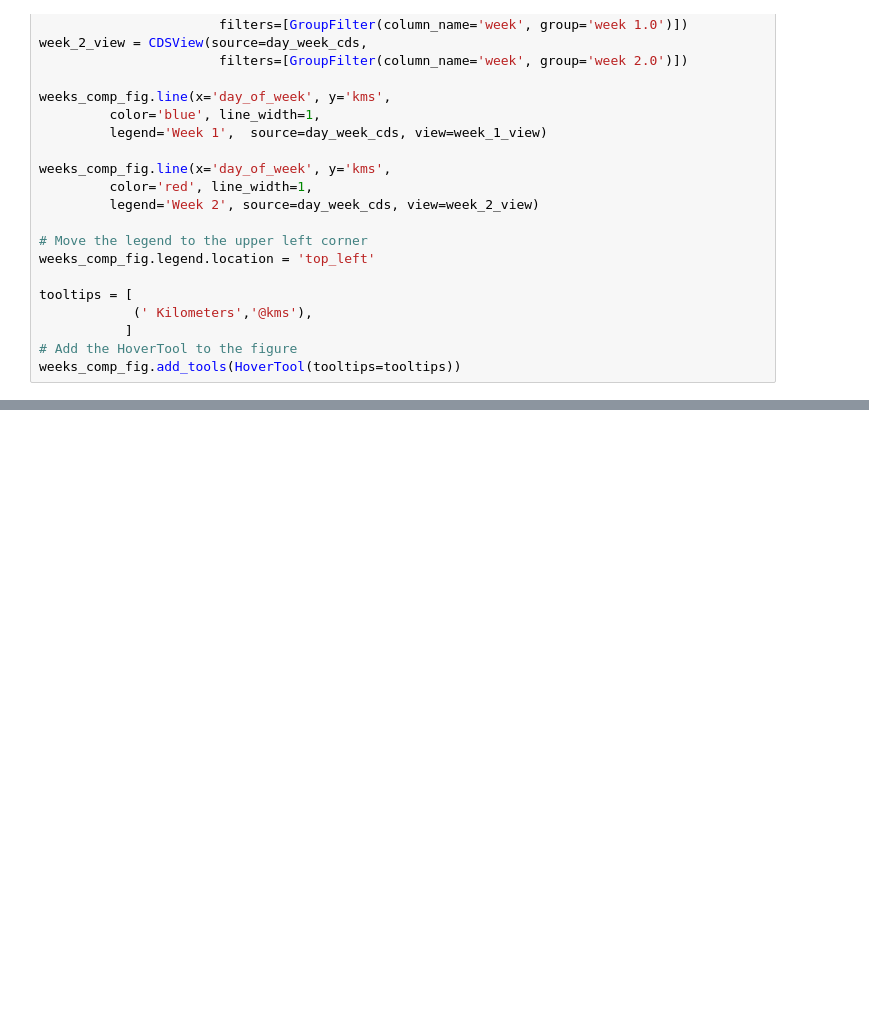
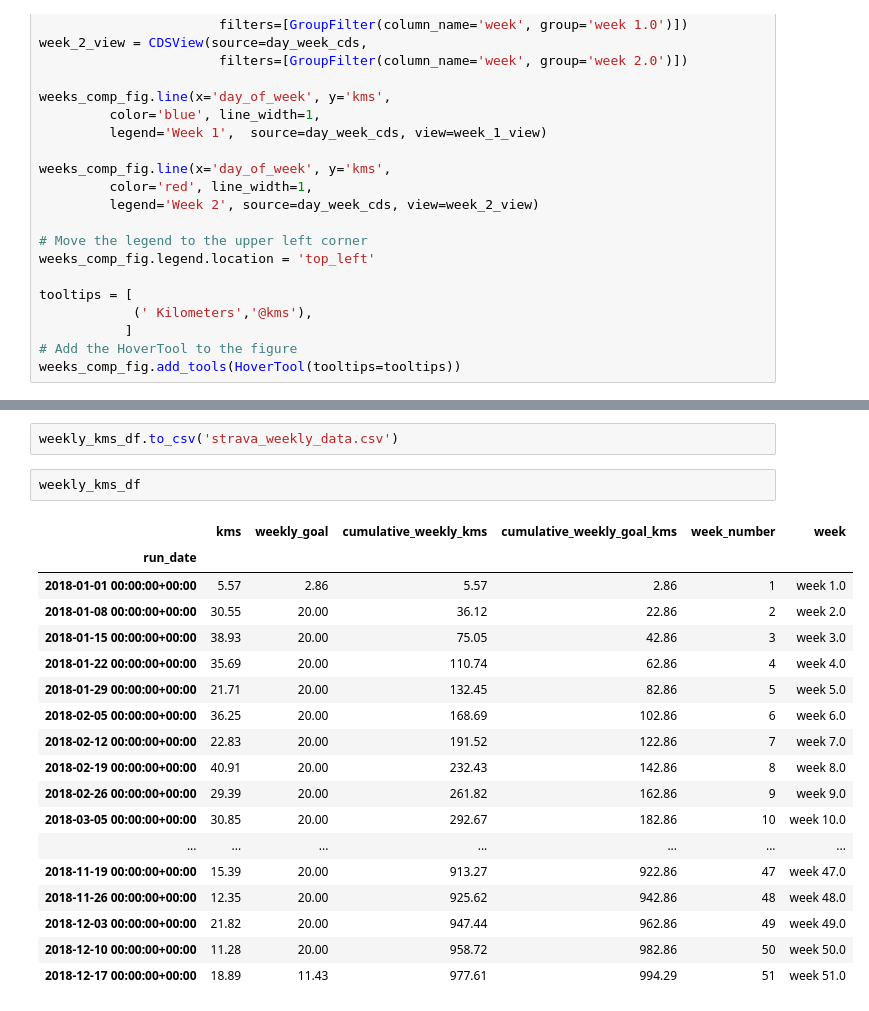
Before and after one commit to johnkbyrne/one-thousand-miles, a Jupyter notebook: 1000_kilometers.ipynb, the cells around one changed output, grey strips where cells are left out. Drawn from its saved outputs; the diff is of its cells as text; blank space fills up the shorter version.

```diff
--- a/1000_kilometers.ipynb
+++ b/1000_kilometers.ipynb
@@ -400,0 +417,23 @@ ERROR:bokeh.core.validation.check:E-1001 (BAD_COLUMN_NAME): Glyph refers to none
+# %%
+weekly_kms_df.to_csv('strava_weekly_data.csv')
+# %%
+weekly_kms_df
+# %% [output]
+|  | kms | weekly_goal | cumulative_weekly_kms | cumulative_weekly_goal_kms | week_number | week |
+| run_date |  |  |  |  |  |  |
+| 2018-01-01 00:00:00+00:00 | 5.57 | 2.86 | 5.57 | 2.86 | 1 | week 1.0 |
+| 2018-01-08 00:00:00+00:00 | 30.55 | 20.00 | 36.12 | 22.86 | 2 | week 2.0 |
+| 2018-01-15 00:00:00+00:00 | 38.93 | 20.00 | 75.05 | 42.86 | 3 | week 3.0 |
+| 2018-01-22 00:00:00+00:00 | 35.69 | 20.00 | 110.74 | 62.86 | 4 | week 4.0 |
+| 2018-01-29 00:00:00+00:00 | 21.71 | 20.00 | 132.45 | 82.86 | 5 | week 5.0 |
+| 2018-02-05 00:00:00+00:00 | 36.25 | 20.00 | 168.69 | 102.86 | 6 | week 6.0 |
+| 2018-02-12 00:00:00+00:00 | 22.83 | 20.00 | 191.52 | 122.86 | 7 | week 7.0 |
+| 2018-02-19 00:00:00+00:00 | 40.91 | 20.00 | 232.43 | 142.86 | 8 | week 8.0 |
+| 2018-02-26 00:00:00+00:00 | 29.39 | 20.00 | 261.82 | 162.86 | 9 | week 9.0 |
+| 2018-03-05 00:00:00+00:00 | 30.85 | 20.00 | 292.67 | 182.86 | 10 | week 10.0 |
+| ... | ... | ... | ... | ... | ... | ... |
+| 2018-11-19 00:00:00+00:00 | 15.39 | 20.00 | 913.27 | 922.86 | 47 | week 47.0 |
+| 2018-11-26 00:00:00+00:00 | 12.35 | 20.00 | 925.62 | 942.86 | 48 | week 48.0 |
+| 2018-12-03 00:00:00+00:00 | 21.82 | 20.00 | 947.44 | 962.86 | 49 | week 49.0 |
+| 2018-12-10 00:00:00+00:00 | 11.28 | 20.00 | 958.72 | 982.86 | 50 | week 50.0 |
+| 2018-12-17 00:00:00+00:00 | 18.89 | 11.43 | 977.61 | 994.29 | 51 | week 51.0 |
```
Also changed, not shown: parts of 3 cells of this notebook, 6 other files.
